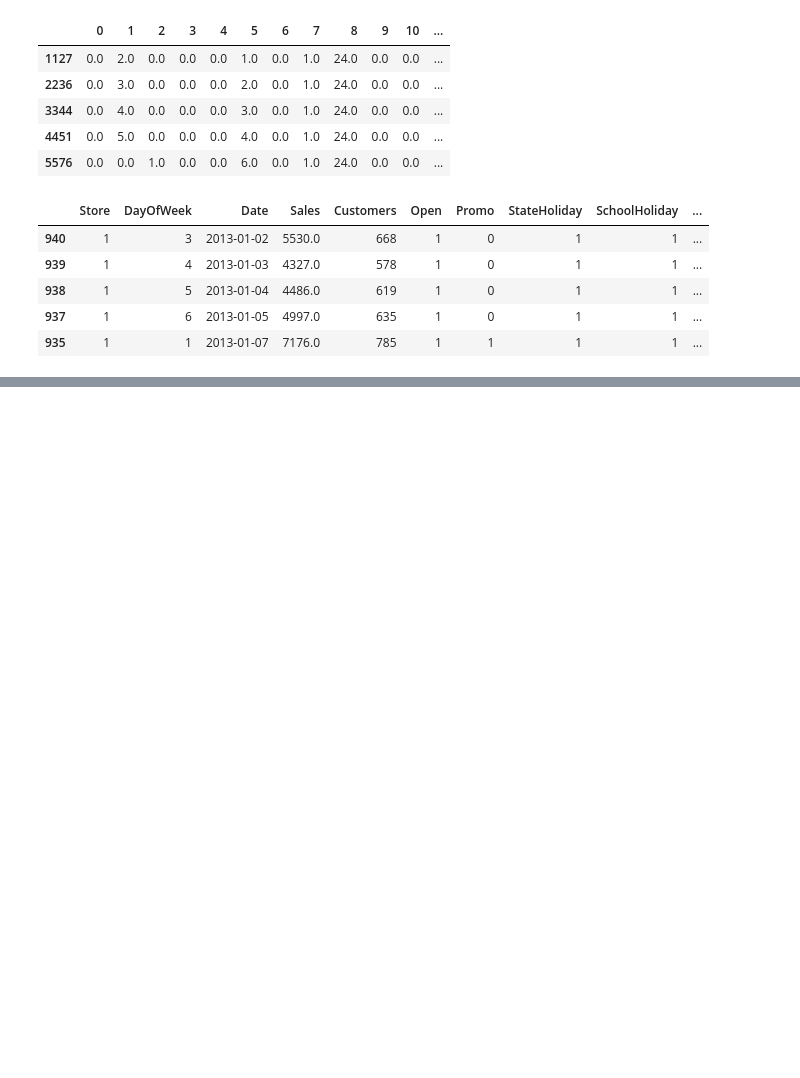
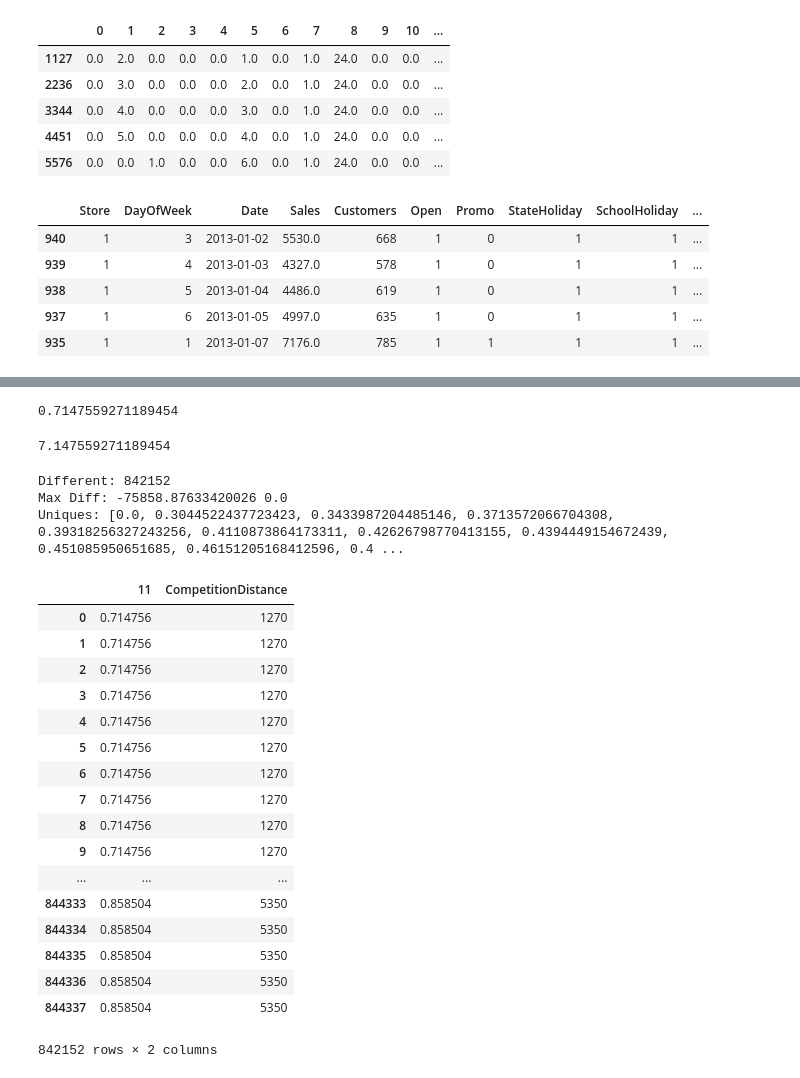
Before and after one commit to 7kbird/learning_notes, a Jupyter notebook: fast_ai/deeplearning/lesson14_rossman.ipynb, the cells around one changed output, grey strips where cells are left out. Saved outputs shown, nothing was run; the diff lists cells and outputs as text; code cells hidden in the pictures; blank space fills up the shorter version.

```diff
--- a/fast_ai/deeplearning/lesson14_rossman.ipynb
+++ b/fast_ai/deeplearning/lesson14_rossman.ipynb
@@ -1222 +1244,5 @@ train_processed['Sales'] = y
+# %%
+with open(os.path.join(data_root, 'train_processed.pkl'), 'rb') as f:
+    train_processed = pickle.load(f)
+train_processed = train_processed[train_processed.Sales!=0]
 # %%
@@ -1233,2 +1250,0 @@ To retain the current behavior and silence the warning, pass 'sort=True'.
-# %%
-train_processed_k = train_processed
@@ -1239,5 +1251,3 @@ len(train_processed), len(train_processed_k)
-# %%
-train_processed = train_processed[train_processed.Salesles!=0]
 # %%
 len(train_processed), len(train_processed_k)
 # %% [output]
@@ -1284,0 +1331,22 @@ col_map
+# %%
+from collections import OrderedDict
+
+def compare_df(k_name, t_name):
+    dic = OrderedDict()
+    dic[k_name] = sorted_k[k_name]
+    dic[t_name] = sorted_t[t_name]
+    if not np.allclose(sorted_k[k_name], sorted_t[t_name]):
+        print('Different:', np.count_nonzero((sorted_k[k_name] != sorted_t[t_name])))
+        print('Max Diff:', np.min(sorted_k[k_name] - sorted_t[t_name]), np.max(sorted_k[k_name] - sorted_t[t_name]))
+        print('Uniques:', sorted(sorted_k[k_name].unique()), sorted(sorted_t[t_name].unique()))
+    else:
+        print('All same')
+    return pd.DataFrame.from_dict(dic)
+
+def show_diff(k_name, t_name, src=None):
+    if not src:
+        return compare_df(k_name, t_name)[sorted_k[k_name] != sorted_t[t_name]]
+    elif src == 'k':
+        return sorted_k[sorted_k[k_name] != sorted_t[t_name]]
+    elif src == 't':
+        return sorted_t[sorted_k[k_name] != sorted_t[t_name]]
@@ -1284,0 +1367,4 @@ col_map
+# %%
+(np.log(1270 + 1))/10
+# %% [output]
+0.7147559271189454
@@ -1284,0 +1373,28 @@ col_map
+# %%
+math.log(1270 + 1)
+# %% [output]
+7.147559271189454
+# %%
+show_diff('11', 'CompetitionDistance')
+# %% [output]
+Different: 842152
+Max Diff: -75858.87633420026 0.0
+Uniques: [0.0, 0.3044522437723423, 0.3433987204485146, 0.3713572066704308, 0.39318256327243256, 0.4110873864173311, 0.42626798770413155, 0.4394449154672439, 0.451085950651685, 0.46151205168412596, 0.4 ...
+|  | 11 | CompetitionDistance |
+| 0 | 0.714756 | 1270 |
+| 1 | 0.714756 | 1270 |
+| 2 | 0.714756 | 1270 |
+| 3 | 0.714756 | 1270 |
+| 4 | 0.714756 | 1270 |
+| 5 | 0.714756 | 1270 |
+| 6 | 0.714756 | 1270 |
+| 7 | 0.714756 | 1270 |
+| 8 | 0.714756 | 1270 |
+| 9 | 0.714756 | 1270 |
+| ... | ... | ... |
+| 844333 | 0.858504 | 5350 |
+| 844334 | 0.858504 | 5350 |
+| 844335 | 0.858504 | 5350 |
+| 844336 | 0.858504 | 5350 |
+| 844337 | 0.858504 | 5350 |
+842152 rows × 2 columns
```
Also changed, not shown: parts of 47 cells of this notebook.
